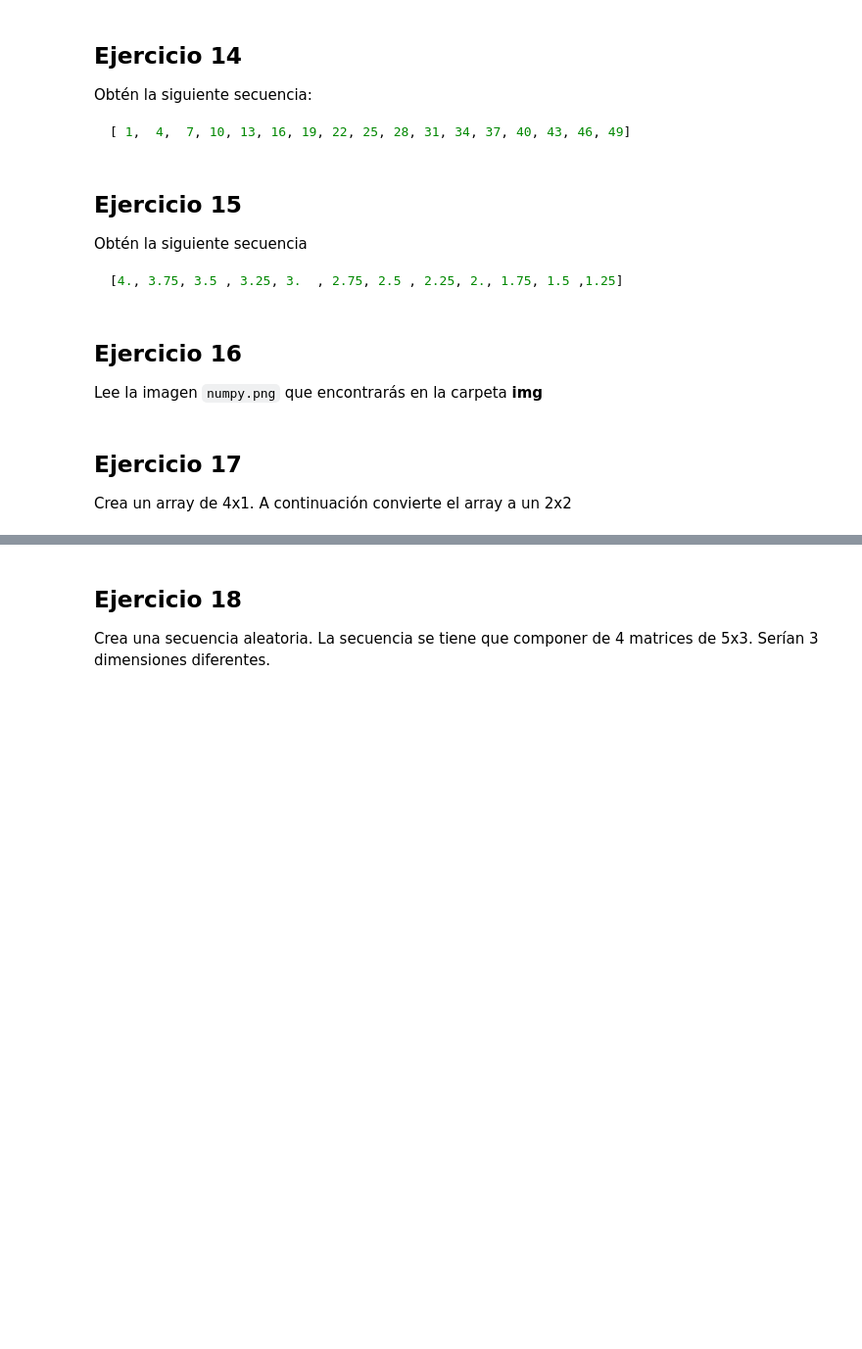
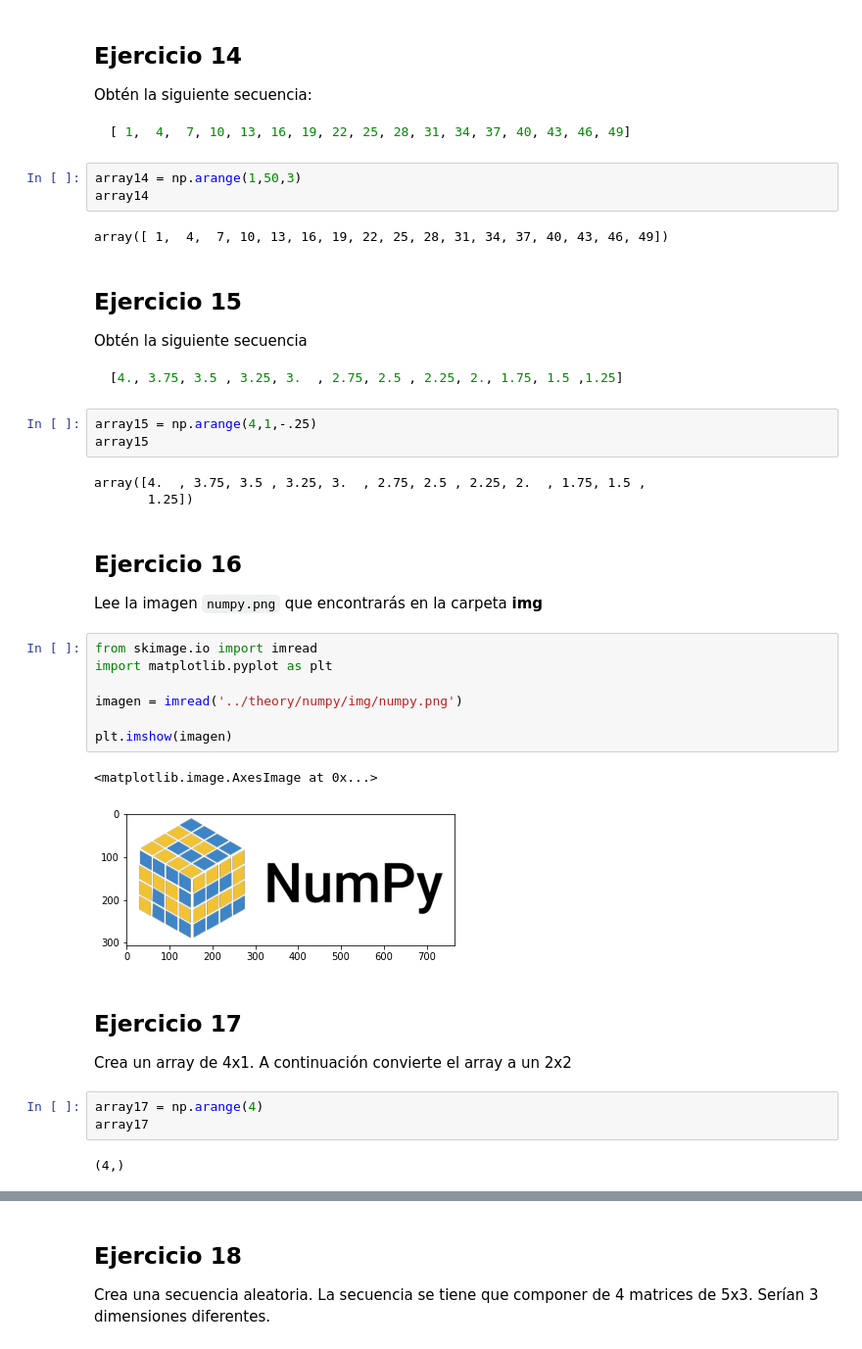
Before and after one commit to leo90rc/Leonardo.DataScience, a Jupyter notebook: week4_EDA_np_pd_json_apis_regex/day1_numpy_pandas_I/Tarea_Week4_Day1/Ejercicios_Numpy_I.ipynb, the cells around one changed output, grey strips where cells are left out. Shown: that part at 98% size. Cells and saved outputs as stored; diff of their text form; blank space fills up the shorter version.

````diff
--- a/week4_EDA_np_pd_json_apis_regex/day1_numpy_pandas_I/Tarea_Week4_Day1/Ejercicios_Numpy_I.ipynb
+++ b/week4_EDA_np_pd_json_apis_regex/day1_numpy_pandas_I/Tarea_Week4_Day1/Ejercicios_Numpy_I.ipynb
@@ -76,6 +199,11 @@ Obtén la siguiente secuencia:
 ```Python
 [ 1,  4,  7, 10, 13, 16, 19, 22, 25, 28, 31, 34, 37, 40, 43, 46, 49]
 ```
+# %%
+array14 = np.arange(1,50,3)
+array14
+# %% [output]
+array([ 1,  4,  7, 10, 13, 16, 19, 22, 25, 28, 31, 34, 37, 40, 43, 46, 49])
 # %% [markdown]
 ## Ejercicio 15
 Obtén la siguiente secuencia
@@ -83,9 +211,30 @@ Obtén la siguiente secuencia
 ```Python
 [4., 3.75, 3.5 , 3.25, 3.  , 2.75, 2.5 , 2.25, 2., 1.75, 1.5 ,1.25]
 ```
+# %%
+array15 = np.arange(4,1,-.25)
+array15
+# %% [output]
+array([4.  , 3.75, 3.5 , 3.25, 3.  , 2.75, 2.5 , 2.25, 2.  , 1.75, 1.5 ,
+       1.25])
 # %% [markdown]
 ## Ejercicio 16
 Lee la imagen `numpy.png` que encontrarás en la carpeta **img**
+# %%
+from skimage.io import imread
+import matplotlib.pyplot as plt
+
+imagen = imread('../theory/numpy/img/numpy.png')
+
+plt.imshow(imagen)
+# %% [output]
+<matplotlib.image.AxesImage at 0x...>
+[figure, added]
 # %% [markdown]
 ## Ejercicio 17
 Crea un array de 4x1. A continuación convierte el array a un 2x2
+# %%
+array17 = np.arange(4)
+array17
+# %% [output]
+(4,)
````
Also changed, not shown: parts of 23 cells of this notebook, 8 other files.
